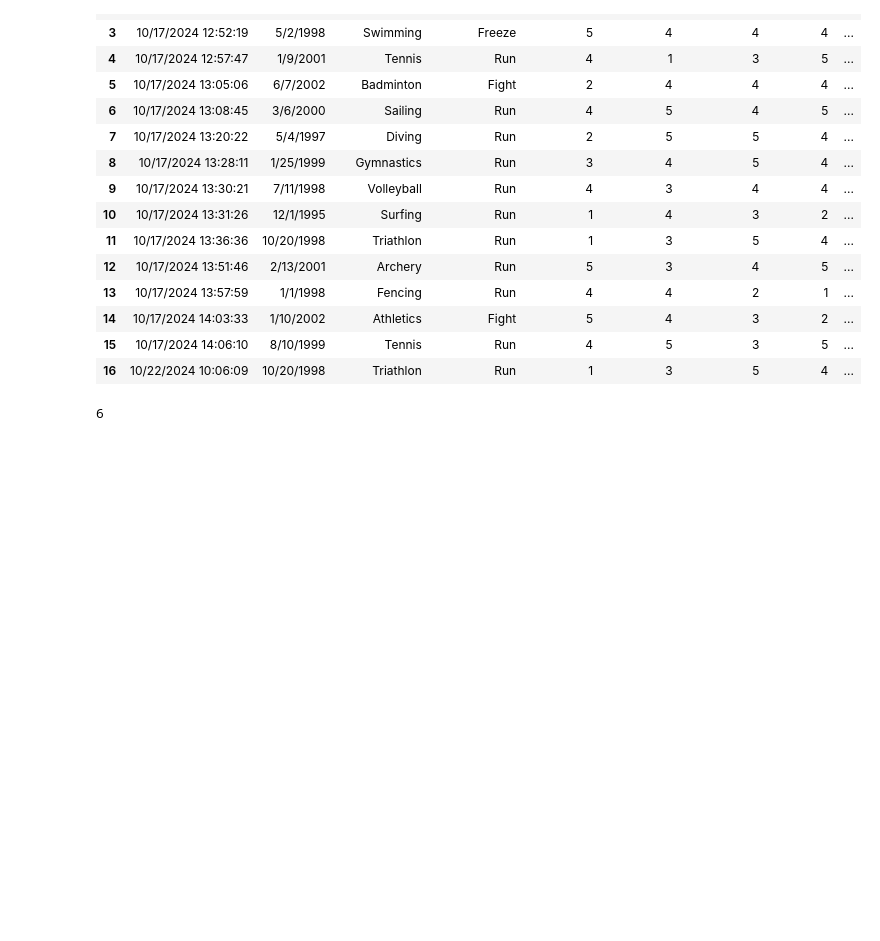
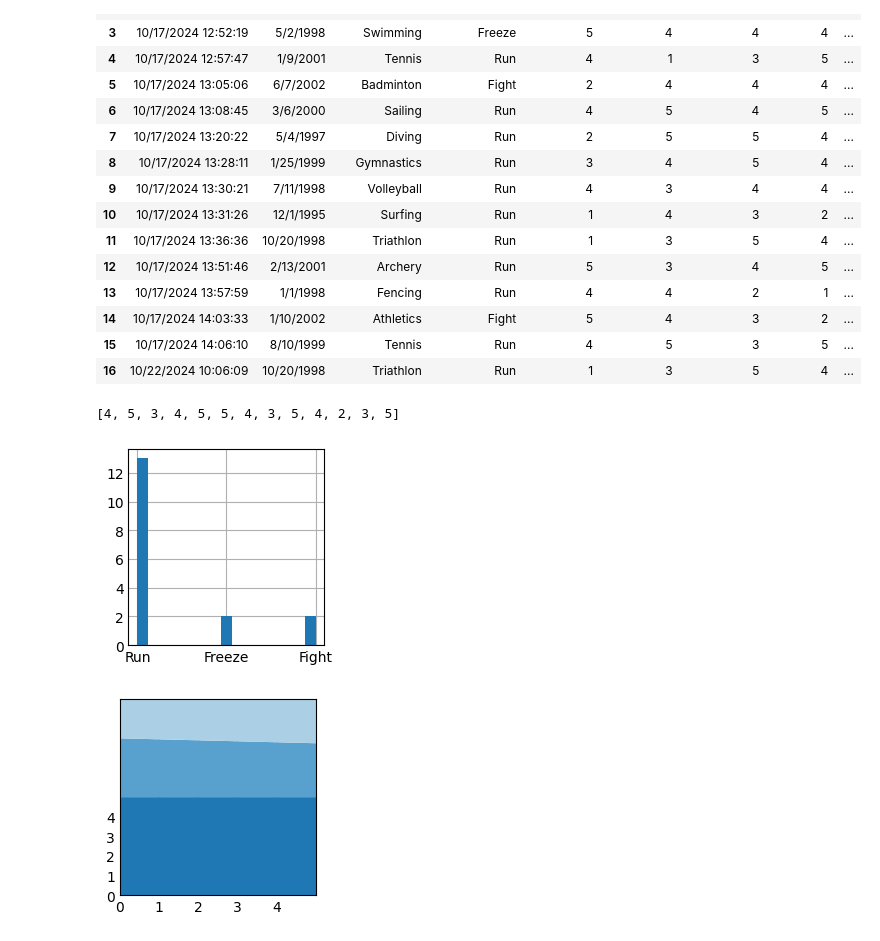
Before and after one commit to bbokecta/angels-among-us, a Jupyter notebook: angels_chart.ipynb, the cells around one changed output. Saved outputs shown, nothing was run; the diff lists cells and outputs as text; code cells hidden in the pictures; blank space fills up the shorter version.

```diff
--- a/angels_chart.ipynb
+++ b/angels_chart.ipynb
@@ -34,10 +34,11 @@ runners_list = answers_df[[runner for runner in answers_df.fight_or_flight == 'R
 
 runners_love_gifts = runners_list['love_gifts'].tolist().count(5)
 runners_love_time = runners_list['love_time'].tolist().count(5)
-runners_love_touch = runners_list['love_touch'].tolist().count(5)
-runners_love_words = runners_list['love_words'].tolist().count(5)
-runners_love_service = runners_list['love_service'].tolist().count(5)
+runners_dont_love_time = runners_list['love_time'].tolist().count(1)
+runners_love_touch = runners_list['love_touch'].tolist()
+runners_love_words = runners_list['love_words'].tolist()
+runners_love_service = runners_list['love_service'].tolist()
 
-print(runners_love_time)
+print(runners_love_service)
 # %% [output]
-6
+[4, 5, 3, 4, 5, 5, 4, 3, 5, 4, 2, 3, 5]
@@ -53,12 +49,19 @@ plt.style.use('_mpl-gallery')
 
 # # runners_love_time.dot(runners_height)
 # %%
-# plt.hist(answers_df.fight_or_flight, bins=17)
-# fig, ax = plt.subplots()
-# ax.stackplot(x, y)
+plt.style.use('_mpl-gallery')
+x = np.arange(0,260,20)
+y = np.vstack([runners_list['love_time'], runners_list['love_gifts'], runners_list['love_touch']])
 
-# ax.set(xlim=(0, 5), xticks=np.arange(0, 5),
-#        ylim=(0, 10), yticks=np.arange(0, 5))
+plt.hist(answers_df.fight_or_flight, bins=17)
+fig, ax = plt.subplots()
+ax.stackplot(x, y)
 
-# plt.show()
+ax.set(xlim=(0, 5), xticks=np.arange(0, 5),
+       ylim=(0, 10), yticks=np.arange(0, 5))
+
+plt.show()
+# %% [output]
+[figure, added]
+[figure, added]
 # %%
```
Also changed, not shown: parts of 5 cells of this notebook.
